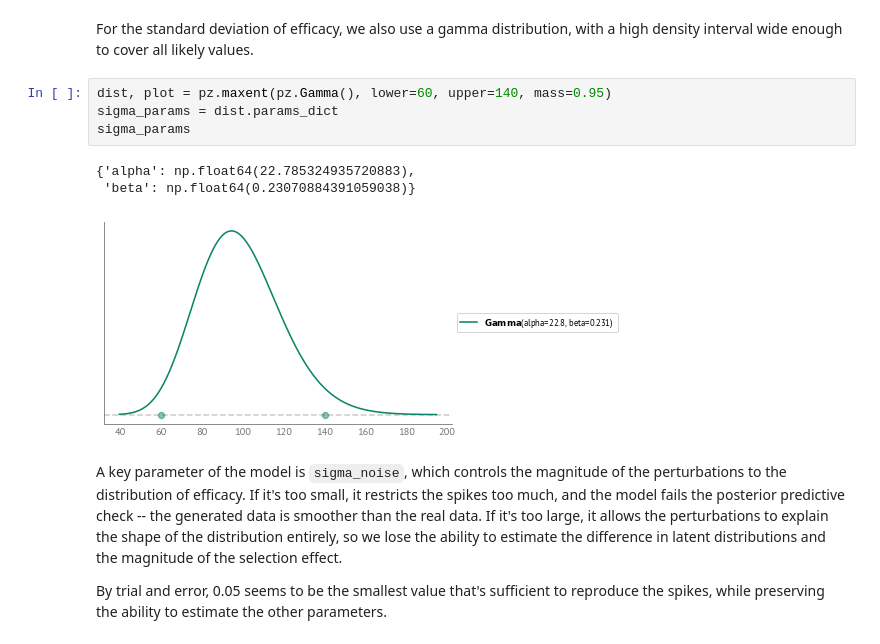
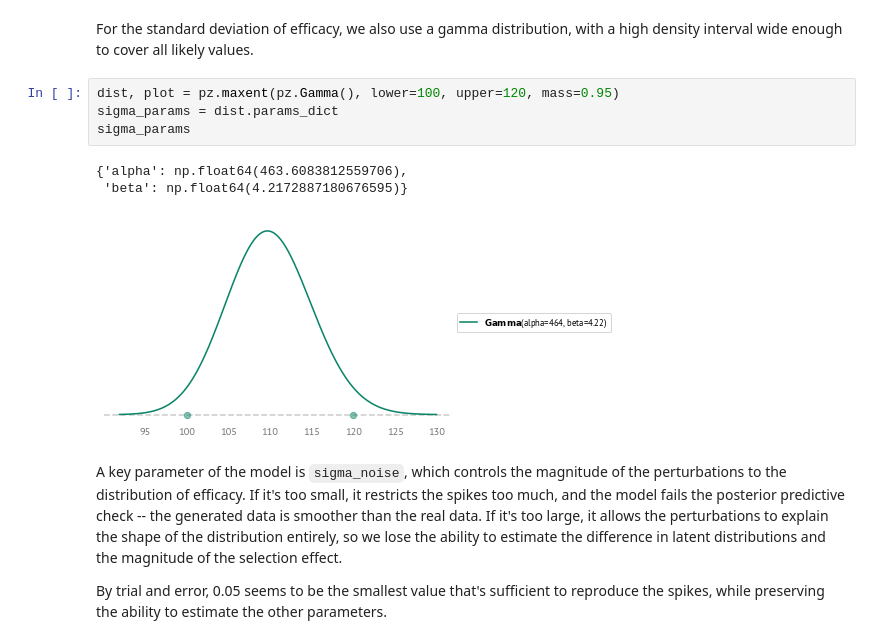
Before and after one commit to AllenDowney/SelectionSAT, a Jupyter notebook: selection_bias3.ipynb, the cells around one changed output. Saved outputs shown, nothing was run; the diff lists cells and outputs as text.

```diff
--- a/selection_bias3.ipynb
+++ b/selection_bias3.ipynb
@@ -334,13 +346,13 @@ beta_params
 # %% [markdown]
 For the standard deviation of efficacy, we also use a gamma distribution, with a high density  interval wide enough to cover all likely values.
 # %%
-dist, plot = pz.maxent(pz.Gamma(), lower=60, upper=140, mass=0.95)
+dist, plot = pz.maxent(pz.Gamma(), lower=100, upper=120, mass=0.95)
 sigma_params = dist.params_dict
 sigma_params
 # %% [output]
-{'alpha': np.float64(22.785324935720883),
- 'beta': np.float64(0.23070884391059038)}
+{'alpha': np.float64(463.6083812559706),
+ 'beta': np.float64(4.2172887180676595)}
-[figure, old version]
+[figure, new version]
 # %% [markdown]
 A key parameter of the model is `sigma_noise`, which controls the magnitude of the perturbations to the distribution of efficacy.
 If it's too small, it restricts the spikes too much, and the model fails the posterior predictive check -- the generated data is smoother than the real data.
```
Also changed, not shown: parts of 55 cells of this notebook, 1 other file.
